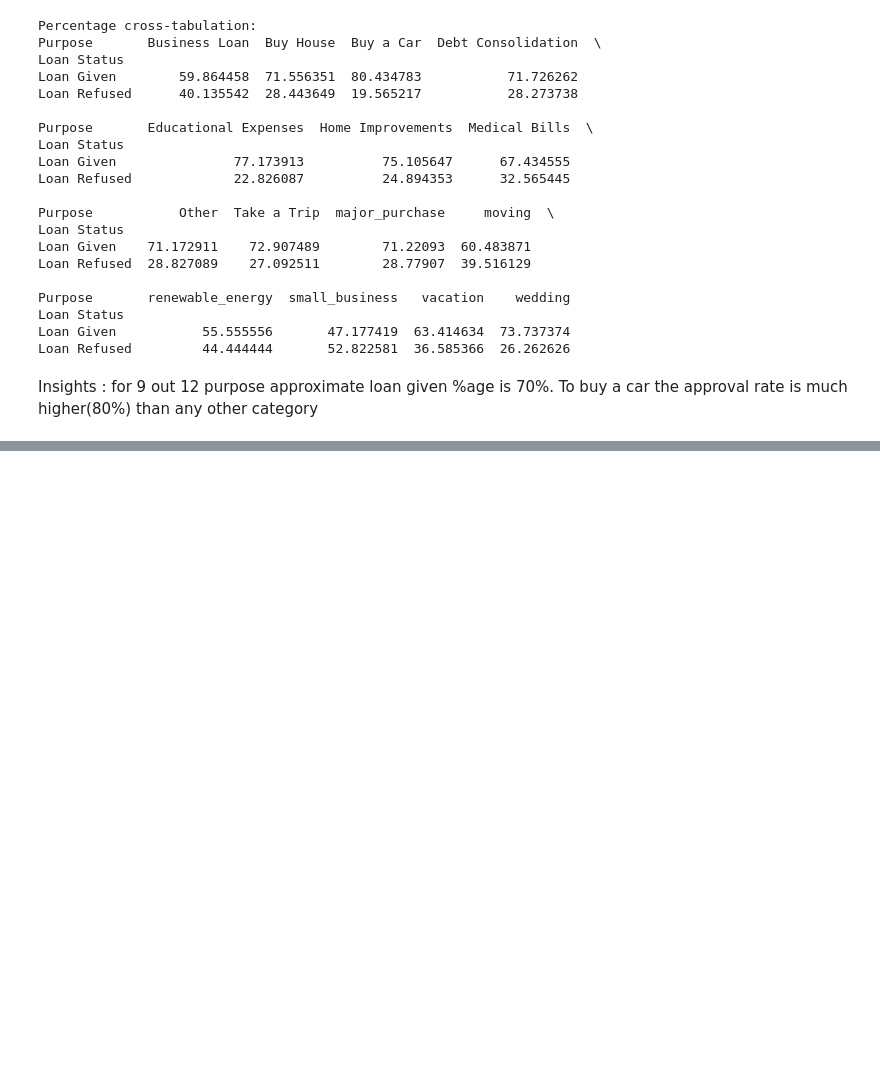
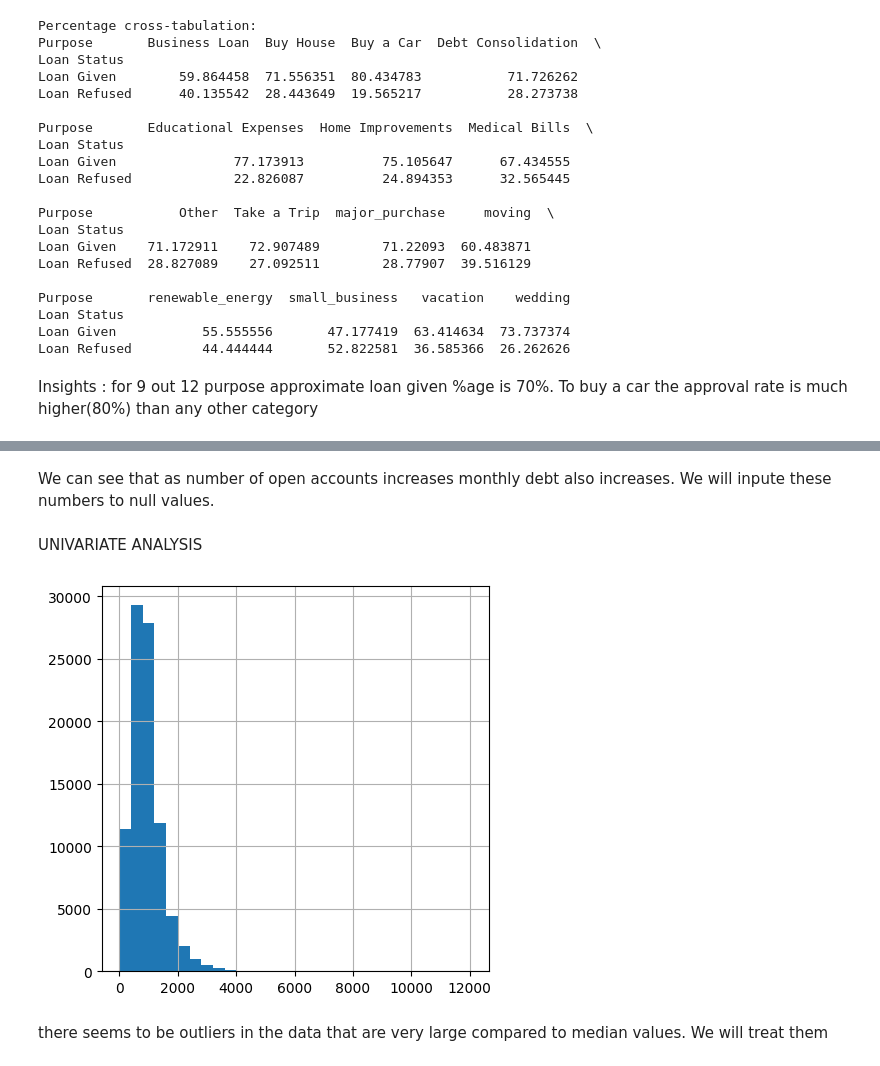
Before and after one commit to RohitDas92/Loan-Approval-Prediction-Project, a Jupyter notebook: loan_approval_prediction.ipynb, the cells around one changed output, grey strips where cells are left out. Drawn from its saved outputs; the diff is of its cells as text; code cells hidden in the pictures; blank space fills up the shorter version.

```diff
--- a/loan_approval_prediction.ipynb
+++ b/loan_approval_prediction.ipynb
@@ -967,0 +994,21 @@ Insights : for 9 out 12 purpose approximate loan given %age is 70%. To buy a car
+# %% [markdown]
+We can see that as number of open accounts increases monthly debt also increases. We will inpute these numbers to null values.
+# %%
+median_monthly_debt_by_accounts = df_duplicates_removed.groupby('Number of Open Accounts')['Monthly Debt'].transform('median')
+
+df_duplicates_removed['Monthly Debt'] = df_duplicates_removed['Monthly Debt'].fillna(median_monthly_debt_by_accounts)
+# %% [markdown]
+UNIVARIATE ANALYSIS
+# %%
+plt.rc('font', size=14)
+plt.rc('axes', labelsize=14, titlesize=14)
+plt.rc('legend', fontsize=14)
+plt.rc('xtick', labelsize=10)
+plt.rc('ytick', labelsize=10)
+
+df_duplicates_removed['Monthly Debt'].hist(bins=30, figsize=(5, 5) )
+plt.show()
+# %% [output]
+[figure, added]
+# %% [markdown]
+there seems to be outliers in the data that are very large compared to median values. We will treat them
```
Also changed, not shown: parts of 64 cells of this notebook.
